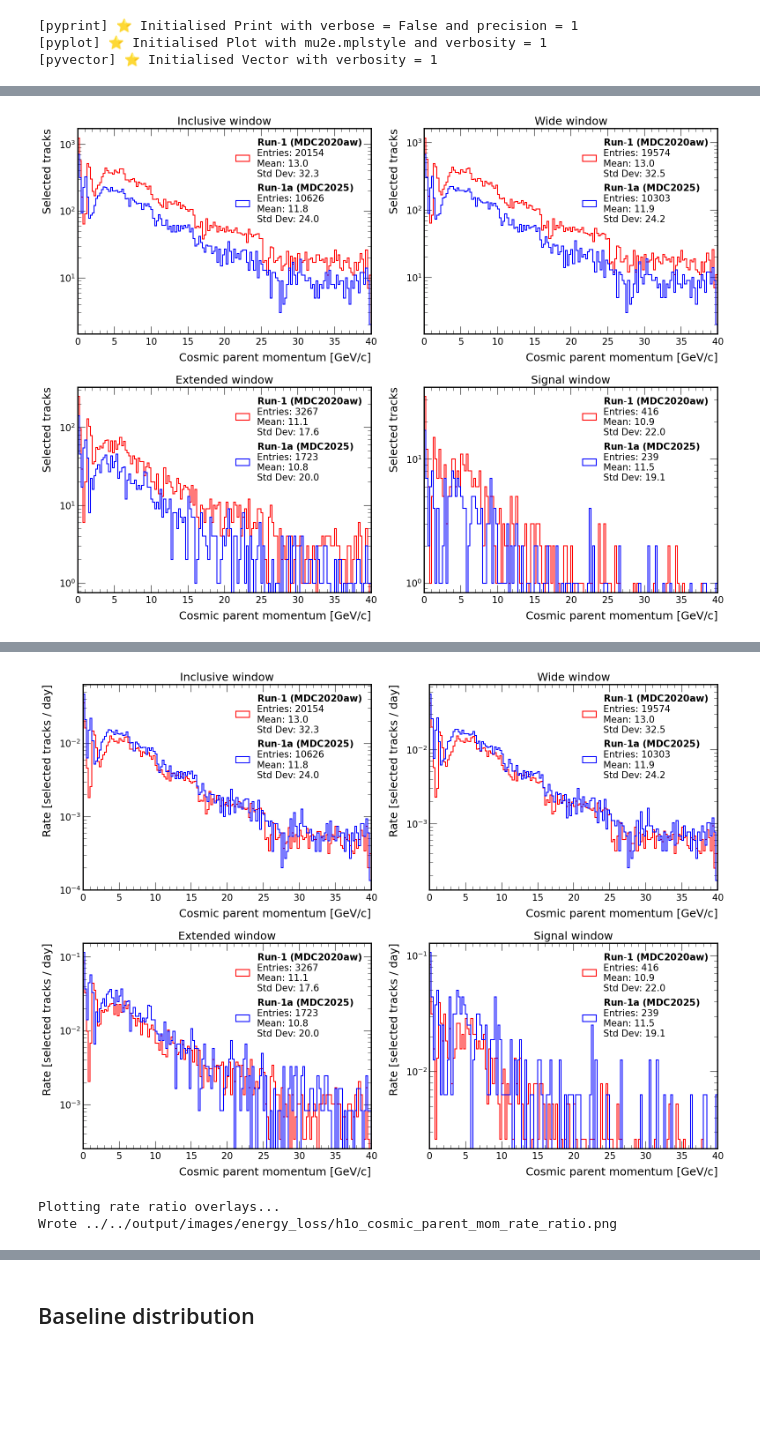
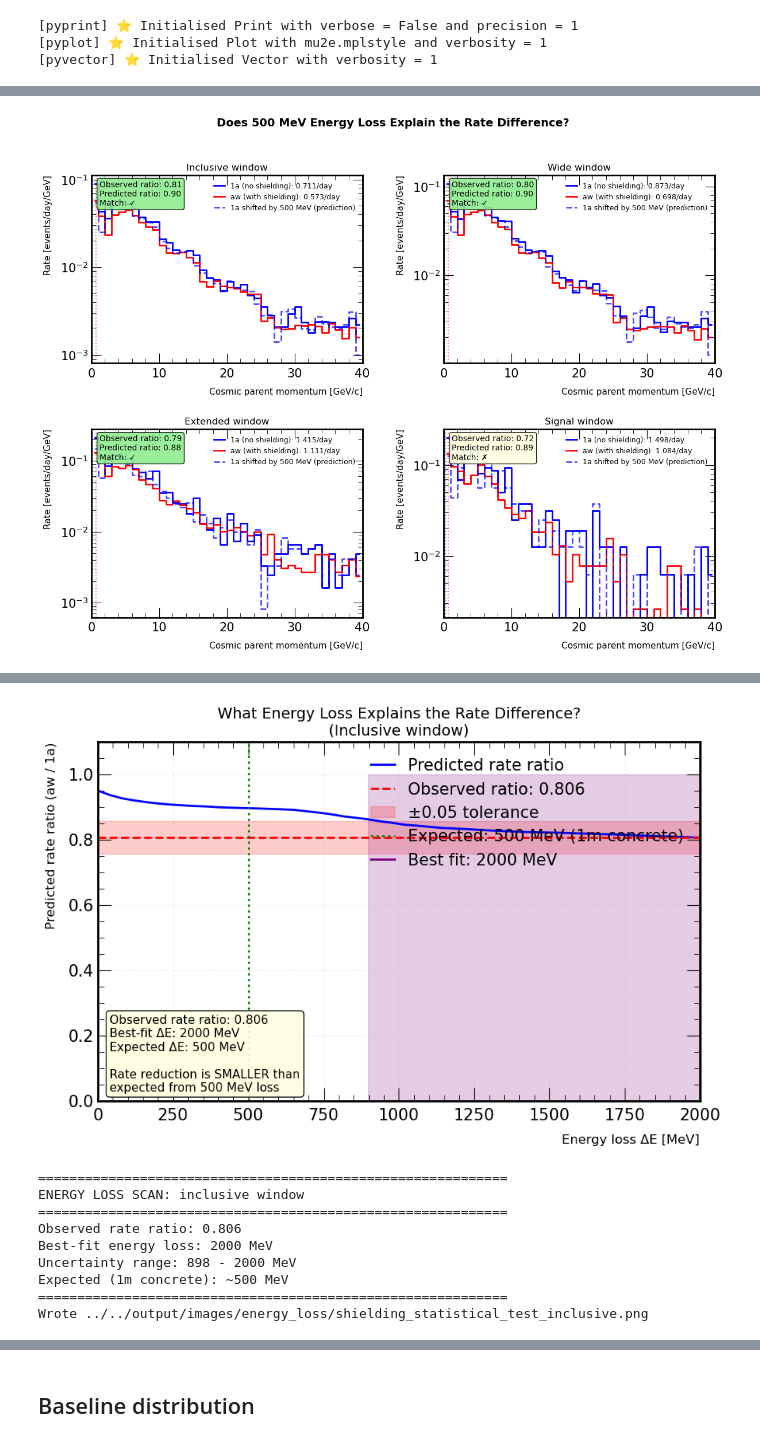
Before and after one commit to sam-grant/mu2e-cosmic, a Jupyter notebook: notebooks/dev/parent_energy.ipynb, the cells around one changed output, grey strips where cells are left out. Cells and saved outputs as stored; diff of their text form; code cells hidden in the pictures; blank space fills up the shorter version.

```diff
--- a/notebooks/dev/parent_energy.ipynb
+++ b/notebooks/dev/parent_energy.ipynb
@@ -806,6 +2217,9 @@ class CosmicAna:
 if __name__ == "__main__":
     # Load and run
     data = CosmicAna.load_data()
+
+    Print().print_n_events(data["1a"])
+
     analyzer = CosmicAna(data)
 
     # Run pipeline (pdg=None for all particles, or pdg=13 for muons only)
@@ -818,23 +2232,63 @@ if __name__ == "__main__":
     print("="*60)
     for dataset in results:
         for window in results[dataset]:
-            n_cosmic = results[dataset][window]["cosmic"]["n_events"]
-            n_track = results[dataset][window]["track"]["n_events"]
+            n_cosmic = results[dataset][window]["cosmic_parent"]["n_events"]
+            n_track = results[dataset][window]["track_parent"]["n_events"]
             livetime = results[dataset][window]["livetime"]
             print(f"{dataset:>3} | {window:>9} | Cosmic: {n_cosmic:>5} | Track: {n_track:>5} | Livetime: {livetime:>8.2f}s")
 
     # Plot cosmic parents
-    print("\nPlotting cosmic parent momenta...")
-    CosmicAna.plot_mom_overlays(results)
+    # print("\nPlotting cosmic parent momenta...")
+    # CosmicAna.plot_mom_overlays(results)
+    # CosmicAna.plot_mom_overlays(results, "track_parent")
+    # CosmicAna.plot_mom_overlays(results, "track_reco", nbins=150, xrange=(50,200))
 
-    print("\nPlotting rate overlays...")
-    CosmicAna.plot_rate_overlays(results)
+    # print("\nPlotting momentum difference...")
+    # CosmicAna.plot_mom_diff_overlays(results, "cosmic_parent", "track_parent", nbins=160, xrange=(0,20))
+    # # CosmicAna.plot_mom_diff_overlays(results, "cosmic_parent", "track_parent", nbins=80, xrange=(0,10))
+    # # CosmicAna.plot_mom_diff_overlays(results, "cosmic_parent", "track_parent", nbins=25, xrange=(0,5))
+    # # print("\nPlotting rate overlays...")
+    # CosmicAna.plot_rate_overlays(results)
 
-    print("\nPlotting rate ratio overlays...")
-    CosmicAna.plot_rate_ratios(results)
+    # # print("\nPlotting rate ratio overlays...")
+    # CosmicAna.plot_rate_ratios(results)
 
-    print("\nPlotting rate ratio overlays...")
-    CosmicAna.analyze_ratio_slopes(results)
+    # print("\nPlotting rate ratio overlays...")
+    # CosmicAna.analyze_ratio_slopes(results, nbins=8)
+
+    # # CosmicAna.plot_shielding_test(results)
+    # # CosmicAna.plot_shielding_test(results, window_name="signal")
+
+    # # CosmicAna.plot_energy_loss_test(results, window_name="signal")
+
+    # # CosmicAna.plot_combined_shielding_summary(results)
+
+    # # CosmicAna.test_shielding_consistency(results)
+
+    # # CosmicAna.power_analysis_shielding(results)
+
+    # CosmicAna.plot_shielding_test(results)
+    # CosmicAna.plot_shielding_test(results)
+
+    # summary = CosmicAna.test_shielding_prediction(results, delta_E_MeV=500)
+    # Test 1: Does 500 MeV explain the rate difference?
+    summary = CosmicAna.test_shielding_prediction(results, delta_E_MeV=500)
+
+    # Test 2: What energy loss WOULD explain the rate difference?
+    scan = CosmicAna.scan_shielding_energy_loss(results, window_name="inclusive")
+
+    result = CosmicAna.test_shielding_quantitative(results, delta_E_MeV=500, n_bootstrap=1000)
+
+    # decomp = CosmicAna.plot_rate_decomposition(results, scan, delta_E_expected_MeV=500)
+
+        # What rate ratio does 500 MeV predict?
+    # From your scan, you can interpolate:
+    idx_500 = np.argmin(np.abs(scan['delta_E_values'] - 500))
+    predicted_ratio_500MeV = scan['predicted_ratios'][idx_500]
+
+    print(f"500 MeV predicts rate ratio: {predicted_ratio_500MeV:.3f}")
+    print(f"Observed rate ratio: 0.806")
+    print(f"Shielding contribution: {(1 - predicted_ratio_500MeV) / (1 - 0.806) * 100:.0f}%")
 # %% [output]
 [Load] ✅ Initialised with out_path=../../output/results/dev_CRY_onspill-LH_1a_noCRV
 [Load] ✅ Successfully loaded ak.Array from ../../output/results/dev_CRY_onspill-LH_1a_noCRV/events.parquet
@@ -856 +2310 @@ Wrote ../../output/images/energy_loss/h1o_cosmic_parent_mom.png
-[figure, old version]
+[figure, new version]
@@ -860,3 +2328,10 @@ Wrote ../../output/images/energy_loss/h1o_cosmic_parent_mom_rate.png
-[figure, old version]
+[figure, new version]
-Plotting rate ratio overlays...
-Wrote ../../output/images/energy_loss/h1o_cosmic_parent_mom_rate_ratio.png
+============================================================
+ENERGY LOSS SCAN: inclusive window
+============================================================
+Observed rate ratio: 0.806
+Best-fit energy loss: 2000 MeV
+Uncertainty range: 898 - 2000 MeV
+Expected (1m concrete): ~500 MeV
+============================================================
+Wrote ../../output/images/energy_loss/shielding_statistical_test_inclusive.png
```
Also changed, not shown: parts of 13 cells of this notebook.
